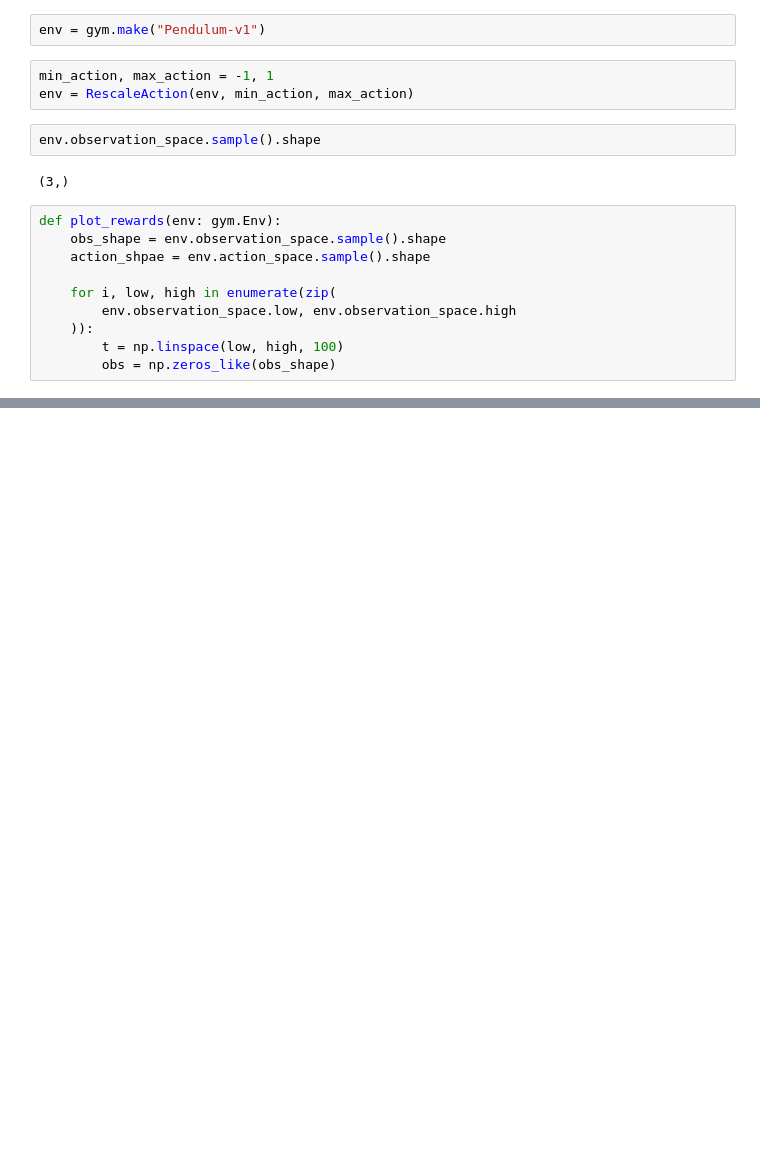
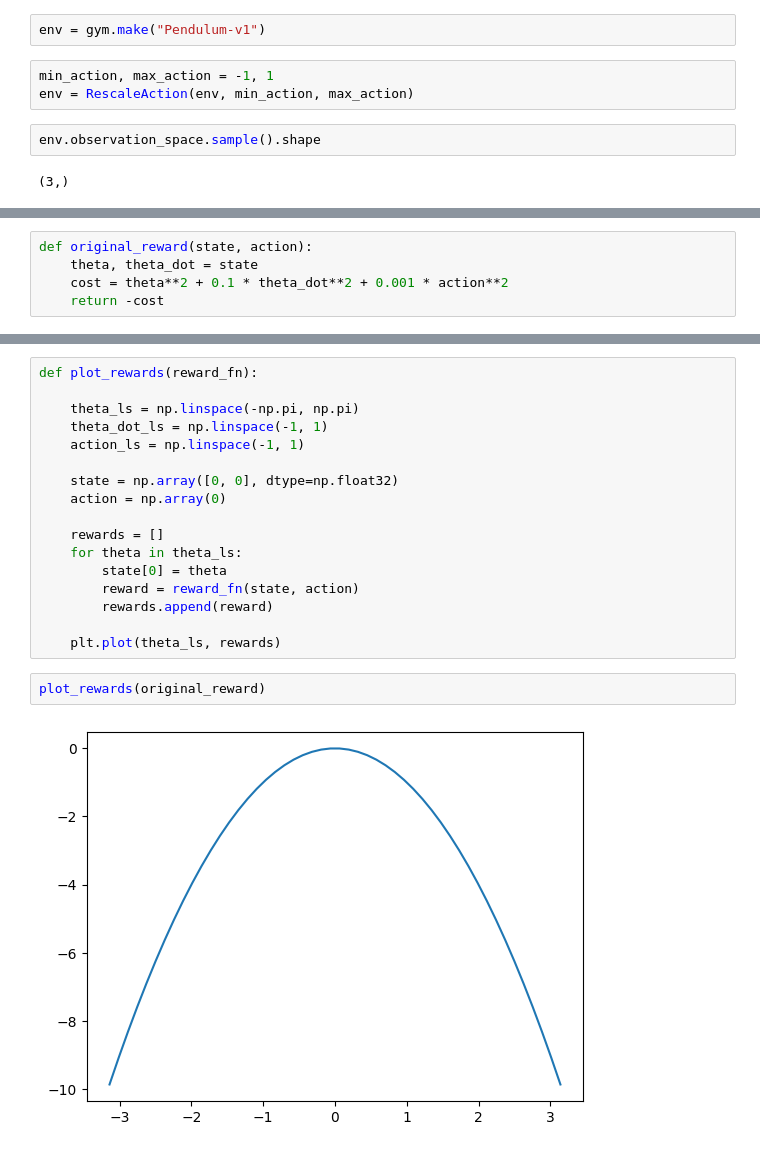
Before and after one commit to iameteron/rlib, a Jupyter notebook: examples/testing.ipynb, the cells around one changed output, grey strips where cells are left out. Drawn from its saved outputs; the diff is of its cells as text; blank space fills up the shorter version.

```diff
--- a/examples/testing.ipynb
+++ b/examples/testing.ipynb
@@ -12,13 +14,3 @@ env = RescaleAction(env, min_action, max_action)
 env.observation_space.sample().shape
 # %% [output]
 (3,)
-# %%
-def plot_rewards(env: gym.Env):
-    obs_shape = env.observation_space.sample().shape
-    action_shpae = env.action_space.sample().shape
-
-    for i, low, high in enumerate(zip(
-        env.observation_space.low, env.observation_space.high
-    )):
-        t = np.linspace(low, high, 100)
-        obs = np.zeros_like(obs_shape)
@@ -24,0 +40,5 @@ def plot_rewards(env: gym.Env):
+# %%
+def original_reward(state, action):
+    theta, theta_dot = state
+    cost = theta**2 + 0.1 * theta_dot**2 + 0.001 * action**2
+    return -cost
@@ -24,0 +59,21 @@ def plot_rewards(env: gym.Env):
+# %%
+def plot_rewards(reward_fn):
+
+    theta_ls = np.linspace(-np.pi, np.pi)
+    theta_dot_ls = np.linspace(-1, 1)
+    action_ls = np.linspace(-1, 1)
+
+    state = np.array([0, 0], dtype=np.float32)
+    action = np.array(0)
+
+    rewards = []
+    for theta in theta_ls:
+        state[0] = theta
+        reward = reward_fn(state, action)
+        rewards.append(reward)
+
+    plt.plot(theta_ls, rewards)
+# %%
+plot_rewards(original_reward)
+# %% [output]
+[figure, added]
```
Also changed, not shown: parts of 4 cells of this notebook.
